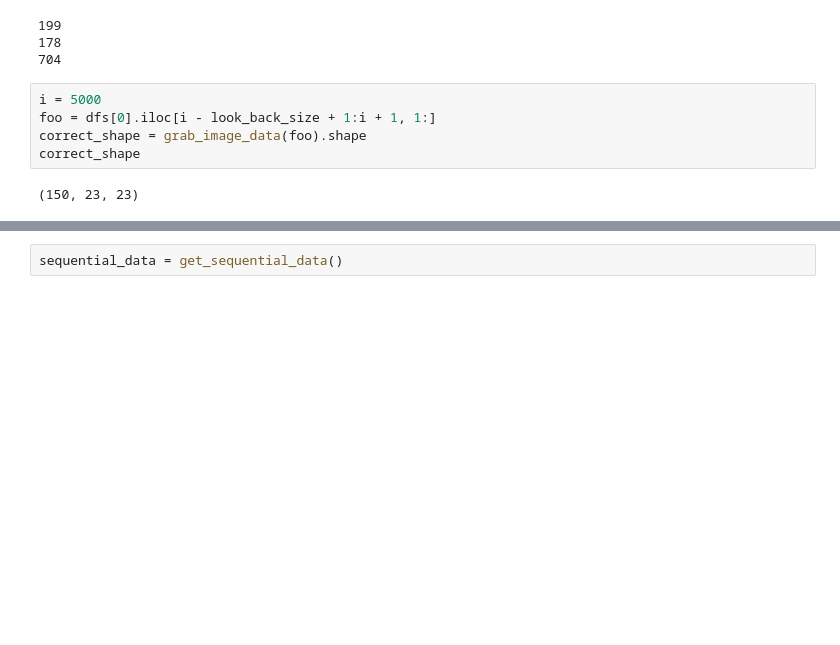
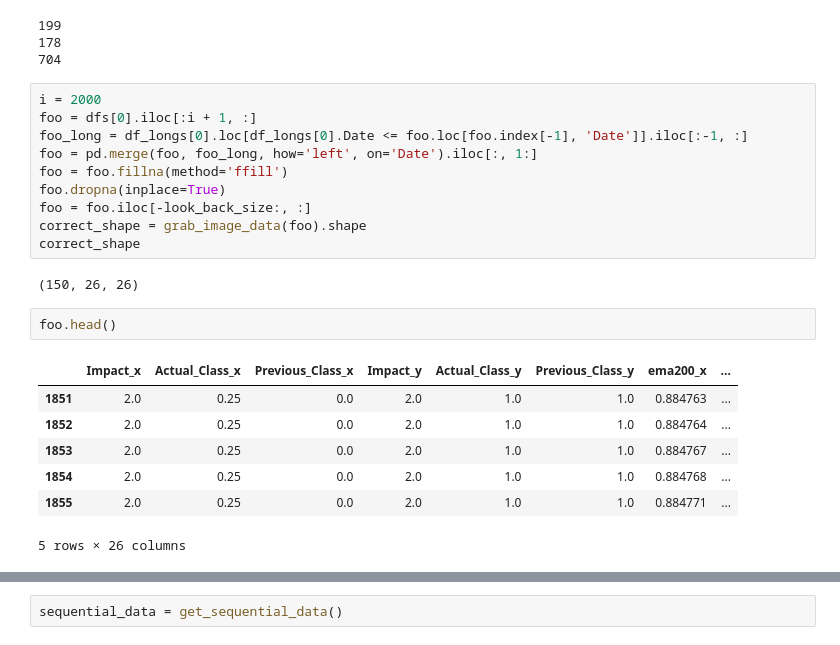
Before and after one commit to ethanp55/forex-simulations, a Jupyter notebook: macd-crossover/cnn/macd-cnn.ipynb, the cells around one changed output, grey strips where cells are left out. Drawn from its saved outputs; the diff is of its cells as text; blank space fills up the shorter version.

```diff
--- a/macd-crossover/cnn/macd-cnn.ipynb
+++ b/macd-crossover/cnn/macd-cnn.ipynb
@@ -948,13 +987,28 @@ for i in range(len(dfs)):
 199
 178
 704
-# %%
-i = 5000
-foo = dfs[0].iloc[i - look_back_size + 1:i + 1, 1:]
-correct_shape = grab_image_data(foo).shape
-correct_shape
-# %% [output]
-(150, 23, 23)
+# %%
+i = 2000
+foo = dfs[0].iloc[:i + 1, :]
+foo_long = df_longs[0].loc[df_longs[0].Date <= foo.loc[foo.index[-1], 'Date']].iloc[:-1, :]
+foo = pd.merge(foo, foo_long, how='left', on='Date').iloc[:, 1:]
+foo = foo.fillna(method='ffill')
+foo.dropna(inplace=True)
+foo = foo.iloc[-look_back_size:, :]
+correct_shape = grab_image_data(foo).shape
+correct_shape
+# %% [output]
+(150, 26, 26)
+# %%
+foo.head()
+# %% [output]
+|  | Impact_x | Actual_Class_x | Previous_Class_x | Impact_y | Actual_Class_y | Previous_Class_y | ema200_x | ... |
+| 1851 | 2.0 | 0.25 | 0.0 | 2.0 | 1.0 | 1.0 | 0.884763 | ... |
+| 1852 | 2.0 | 0.25 | 0.0 | 2.0 | 1.0 | 1.0 | 0.884764 | ... |
+| 1853 | 2.0 | 0.25 | 0.0 | 2.0 | 1.0 | 1.0 | 0.884767 | ... |
+| 1854 | 2.0 | 0.25 | 0.0 | 2.0 | 1.0 | 1.0 | 0.884768 | ... |
+| 1855 | 2.0 | 0.25 | 0.0 | 2.0 | 1.0 | 1.0 | 0.884771 | ... |
+5 rows × 26 columns
 # %%
 def get_sequential_data():
     no_actions = []
```
Also changed, not shown: parts of 13 cells of this notebook, 17 other files.
